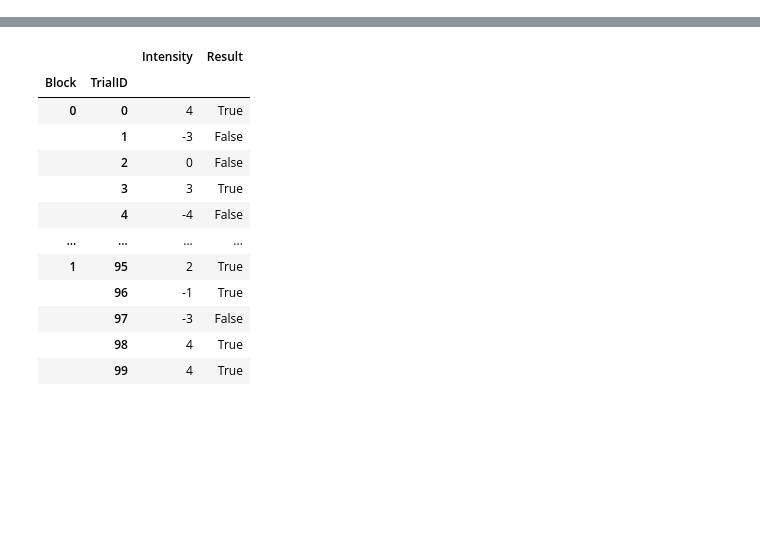
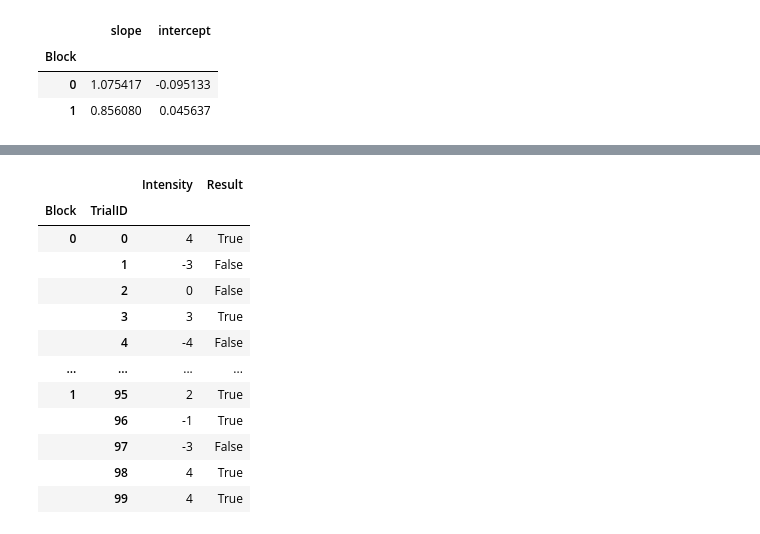
Before and after one commit to psychoanalyze/psychoanalyze, a Jupyter notebook: demo.ipynb, the cells around one changed output, grey strips where cells are left out. Saved outputs shown, nothing was run; the diff lists cells and outputs as text; code cells hidden in the pictures; blank space fills up the shorter version.

```diff
--- a/demo.ipynb
+++ b/demo.ipynb
@@ -16,0 +56,7 @@ n_blocks = 2
+# %%
+trials.groupby("Block").apply(pa.blocks.get_fit).droplevel(-1)
+# %% [output]
+|  | slope | intercept |
+| Block |  |  |
+| 0 | 1.075417 | -0.095133 |
+| 1 | 0.856080 | 0.045637 |
```
Also changed, not shown: parts of 8 cells of this notebook, 5 other files.
